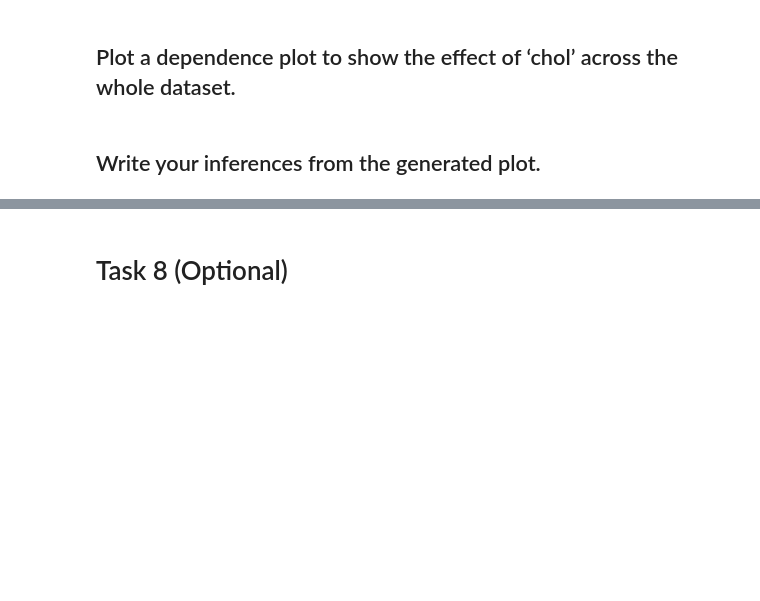
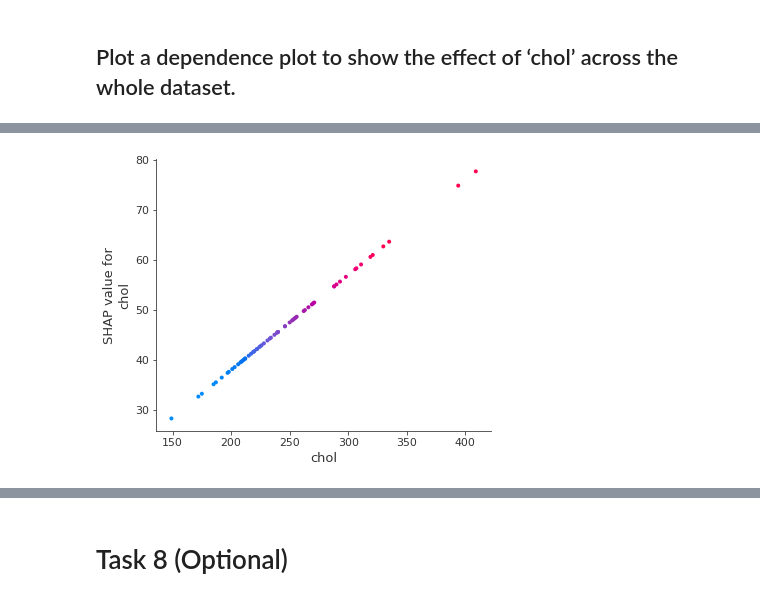
Before and after one commit to Jeffresh/Datathon-2-Dphi-Heart-Disease-Prediction, a Jupyter notebook: XAI_Assignment.ipynb, the cells around one changed output, grey strips where cells are left out. Cells and saved outputs as stored; diff of their text form; code cells hidden in the pictures; blank space fills up the shorter version.

```diff
--- a/XAI_Assignment.ipynb
+++ b/XAI_Assignment.ipynb
@@ -55,5 +205,9 @@ The train to test ratio should be 80:20 and the random_state should be 0.
 # Task 7
 # %% [markdown]
 ## Plot a dependence plot to show the effect of ‘chol’ across the whole dataset.
-# %% [markdown]
-## Write your inferences from the generated plot.
+# %%
+shap.initjs()
+shap.dependence_plot(ind='chol', interaction_index='chol',
+                     shap_values=shap_values,
+                     features=X_test)
+# %% [output]
@@ -59,0 +215 @@ The train to test ratio should be 80:20 and the random_state should be 0.
+[figure, added]
```
Also changed, not shown: parts of 23 cells of this notebook.
